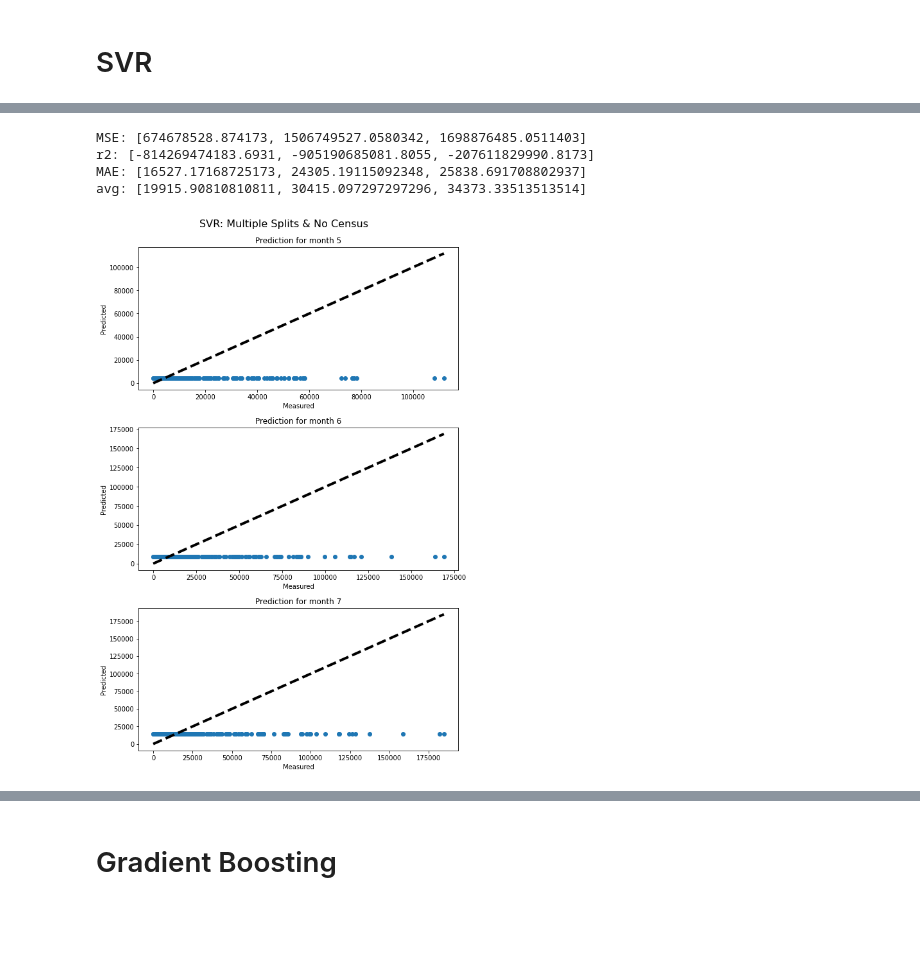
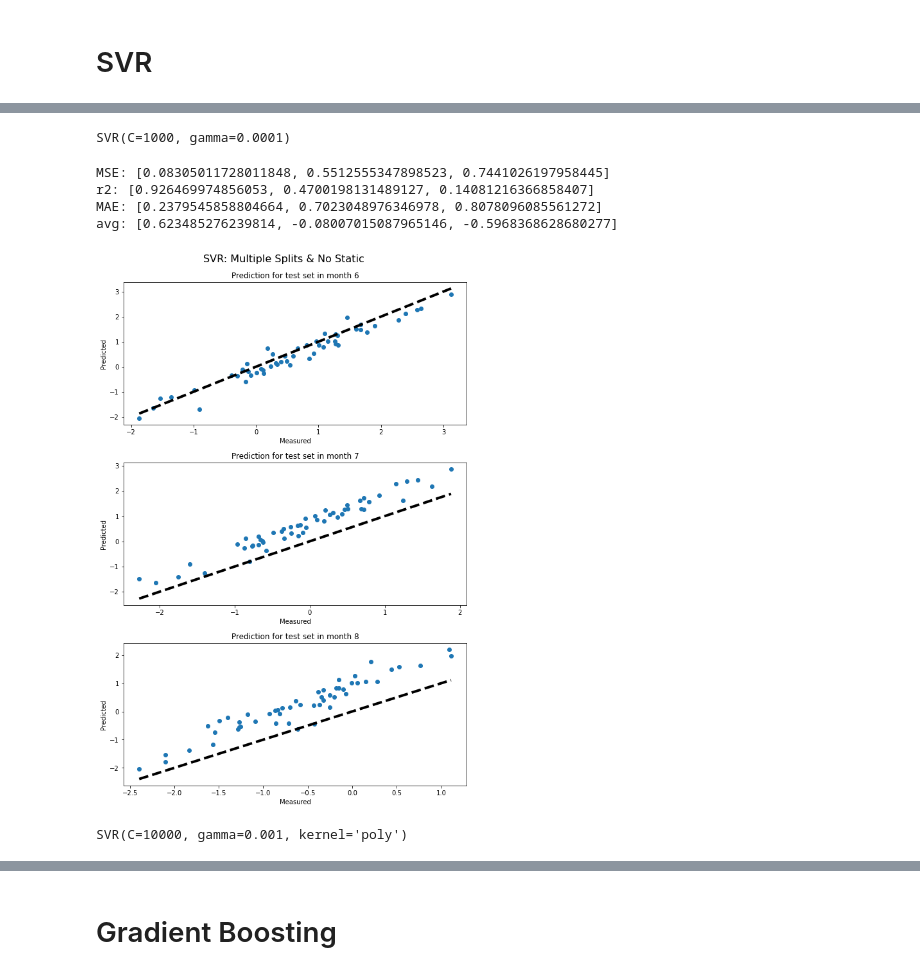
Before and after one commit to kaushiktandon/COVID-19-LA-Neighborhood-Case-Prediction, a Jupyter notebook: code/model_training.ipynb, the cells around one changed output, grey strips where cells are left out. Drawn from its saved outputs; the diff is of its cells as text; code cells hidden in the pictures; blank space fills up the shorter version.

Commit message:
normalization and final model training before prelim report

```diff
--- a/code/model_training.ipynb
+++ b/code/model_training.ipynb
@@ -115,6 +123,13 @@ def multiple_time_split(data):
         print(train_start_index, test_start_index, test_end_index)
         print('============')
 
+        # Feature transformation
+        ## Transformation should be done on the training set and applied on testing set
+        X_train, pt_X = transform_data(X_train)
+        X_test = apply_transform(pt_X, X_test)
+        y_train, pt_y = transform_data(y_train)
+        y_test = apply_transform(pt_y, y_test)
+
         X_train_arr.append(X_train)
         X_test_arr.append(X_test)
         y_train_arr.append(y_train)
@@ -199,6 +224,16 @@ def multiple_split_model(X_train_arr, X_test_arr, y_train_arr, y_test_arr, model
         r2_arr.append(r2_score(y_pred_arr[i], y_test_arr[i]))
         mae_arr.append(mean_absolute_error(y_pred_arr[i], y_test_arr[i]))
         avg_arr.append(np.average(y_test_arr[i]))
+
+#         feat_im = np.array(model.feature_importances_)
+#         feat_im_indices = feat_im.argsort()[-10:]
+#         important_features = feature_names[feat_im_indices]
+#         plt.figure()
+#         plt.title("Feature importances")
+#         plt.barh(range(len(important_features)), feat_im[feat_im_indices],
+#                color="r", align="center")
+#         plt.yticks(range(len(important_features)), important_features)
+#         plt.ylim([-1, len(important_features)])
     print('MSE: {a} \nr2: {b} \nMAE: {c} \navg: {d}'.format(a=mse_arr, b=r2_arr, c=mae_arr, d=avg_arr))
     fig, axs = plt.subplots(len(avg_arr), figsize=[8,12], constrained_layout=True)
     for i in range(len(avg_arr)):
@@ -206,7 +241,7 @@ def multiple_split_model(X_train_arr, X_test_arr, y_train_arr, y_test_arr, model
         axs[i].plot([y_test_arr[i].min(), y_test_arr[i].max()], [y_test_arr[i].min(), y_test_arr[i].max()], 'k--', lw=4)
         axs[i].set_xlabel('Measured')
         axs[i].set_ylabel('Predicted')
-        axs[i].set_title('Prediction for month {m}'.format(m=i+5))
+        axs[i].set_title('Prediction for test set in month {m}'.format(m=i+6))
     fig.suptitle(graph_title, fontsize=16)
     plt.show()
 # %% [markdown]
@@ -239,4 +293,22 @@ svr_params = {
+# %%
+# svr_params = {
+#     'C': 10,
+# }
+
+svr_params = {
+    'C': 10,
+    'gamma': 0.01,
+}
+
+svr_param_grid = {
+    'C':[10, 100, 1000, 10000],
+    "gamma": [1e-4, 1e-3, 1e-2, 1e-1, 1],
+    'kernel': ['poly'],
+    'degree':[3,5,7]
+}
+
+svr_model = SVR(**svr_params)
+svr_search = GridSearchCV(svr_model, svr_param_grid)
 # %%
-svr_model = LinearSVR(**svr_params)
-one_split_model(month_no_census_X_train, month_no_census_X_test, month_no_census_y_train, month_no_census_y_test, svr_model, "SVR: One Split & No Census")
+one_split_model(month_no_census_X_train, month_no_census_X_test, month_no_census_y_train, month_no_census_y_test, svr_model, "SVR: One Split & No Static")
 # %% [output]
@@ -248,8 +338,16 @@ avg: 35071.903846153844
+# %%
+svr_search.best_estimator_
+# %% [output]
+SVR(C=1000, gamma=0.0001)
 # %%
-multiple_split_model(month_no_census_X_train_arr, month_no_census_X_test_arr, month_no_census_y_train_arr, month_no_census_y_test_arr, svr_model, "SVR: Multiple Splits & No Census")
+multiple_split_model(month_no_census_X_train_arr, month_no_census_X_test_arr, month_no_census_y_train_arr, month_no_census_y_test_arr, svr_model, "SVR: Multiple Splits & No Static")
 # %% [output]
-MSE: [674678528.874173, 1506749527.0580342, 1698876485.0511403]
-r2: [-814269474183.6931, -905190685081.8055, -207611829990.8173]
-MAE: [16527.17168725173, 24305.19115092348, 25838.691708802937]
-avg: [19915.90810810811, 30415.097297297296, 34373.33513513514]
+MSE: [0.08305011728011848, 0.5512555347898523, 0.7441026197958445]
+r2: [0.926469974856053, 0.4700198131489127, 0.14081216366858407]
+MAE: [0.2379545858804664, 0.7023048976346978, 0.8078096085561272]
+avg: [0.623485276239814, -0.08007015087965146, -0.5968368628680277]
-[figure, old version]
+[figure, new version]
+# %%
+svr_search.best_estimator_
+# %% [output]
+SVR(C=10000, gamma=0.001, kernel='poly')
```
Also changed, not shown: parts of 44 cells of this notebook, 4 other files.
